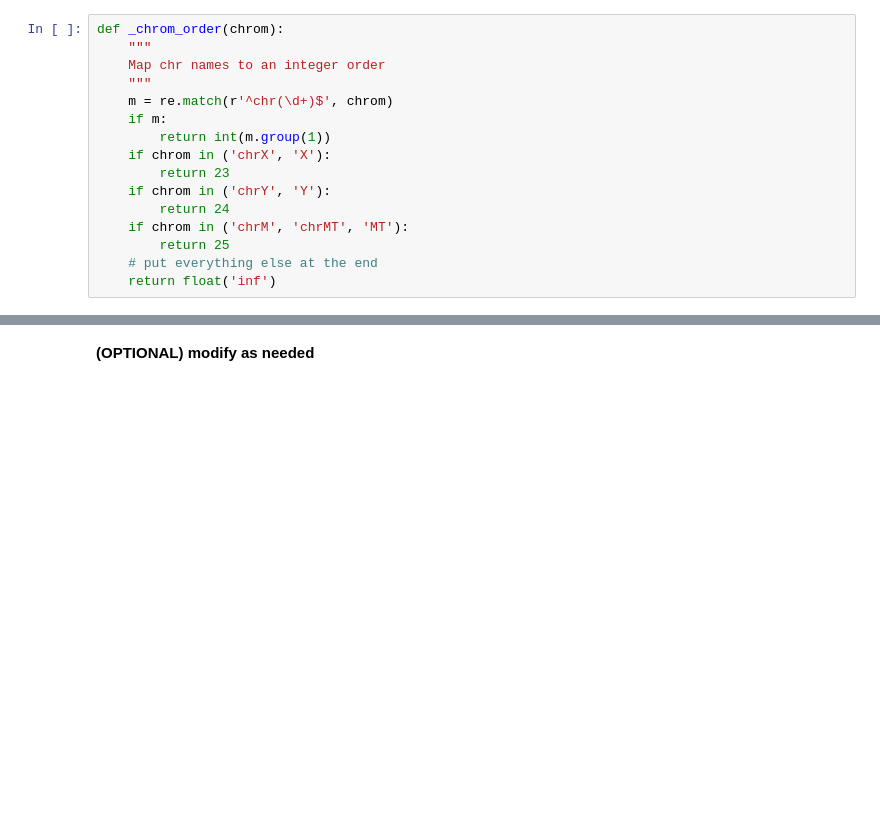
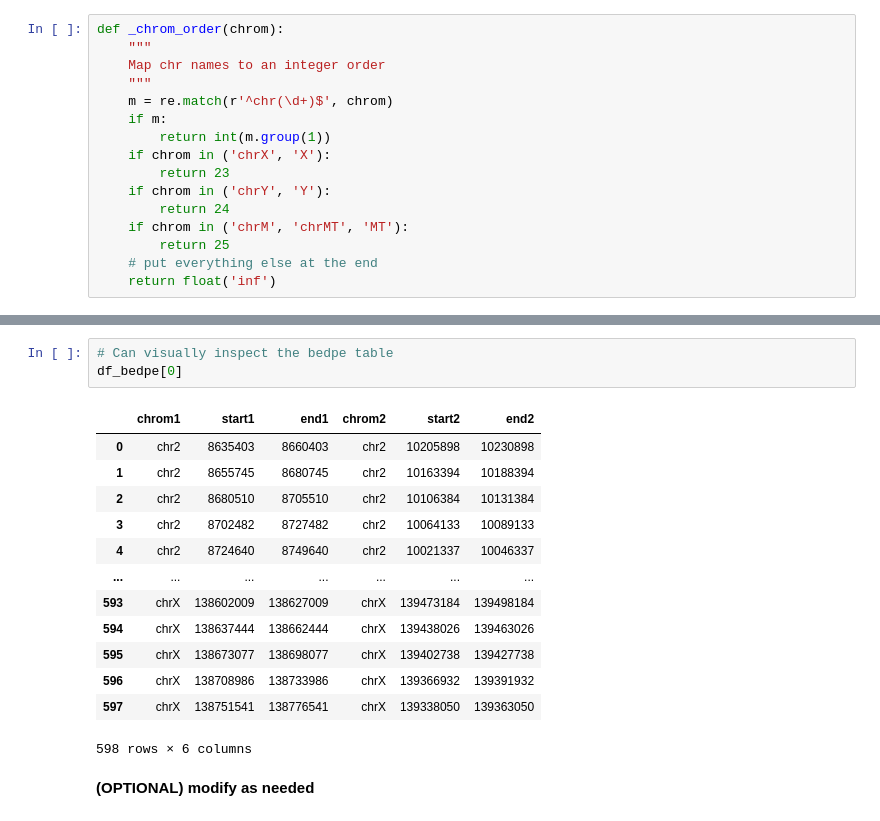
Before and after one commit to minjikimlab/miajet, a Jupyter notebook: notebooks/combine_results.ipynb, the cells around one changed output, grey strips where cells are left out. Cells and saved outputs as stored; diff of their text form; blank space fills up the shorter version.

```diff
--- a/notebooks/combine_results.ipynb
+++ b/notebooks/combine_results.ipynb
@@ -262,3 +408,20 @@ df_expanded[0]
+# %%
+# Can visually inspect the bedpe table
+df_bedpe[0]
+# %% [output]
+|  | chrom1 | start1 | end1 | chrom2 | start2 | end2 |
+| 0 | chr2 | 8635403 | 8660403 | chr2 | 10205898 | 10230898 |
+| 1 | chr2 | 8655745 | 8680745 | chr2 | 10163394 | 10188394 |
+| 2 | chr2 | 8680510 | 8705510 | chr2 | 10106384 | 10131384 |
+| 3 | chr2 | 8702482 | 8727482 | chr2 | 10064133 | 10089133 |
+| 4 | chr2 | 8724640 | 8749640 | chr2 | 10021337 | 10046337 |
+| ... | ... | ... | ... | ... | ... | ... |
+| 593 | chrX | 138602009 | 138627009 | chrX | 139473184 | 139498184 |
+| 594 | chrX | 138637444 | 138662444 | chrX | 139438026 | 139463026 |
+| 595 | chrX | 138673077 | 138698077 | chrX | 139402738 | 139427738 |
+| 596 | chrX | 138708986 | 138733986 | chrX | 139366932 | 139391932 |
+| 597 | chrX | 138751541 | 138776541 | chrX | 139338050 | 139363050 |
+598 rows × 6 columns
 # %% [markdown]
 **(OPTIONAL) modify as needed**
 # %%
```
Also changed, not shown: parts of 11 cells of this notebook, 21 other files.
